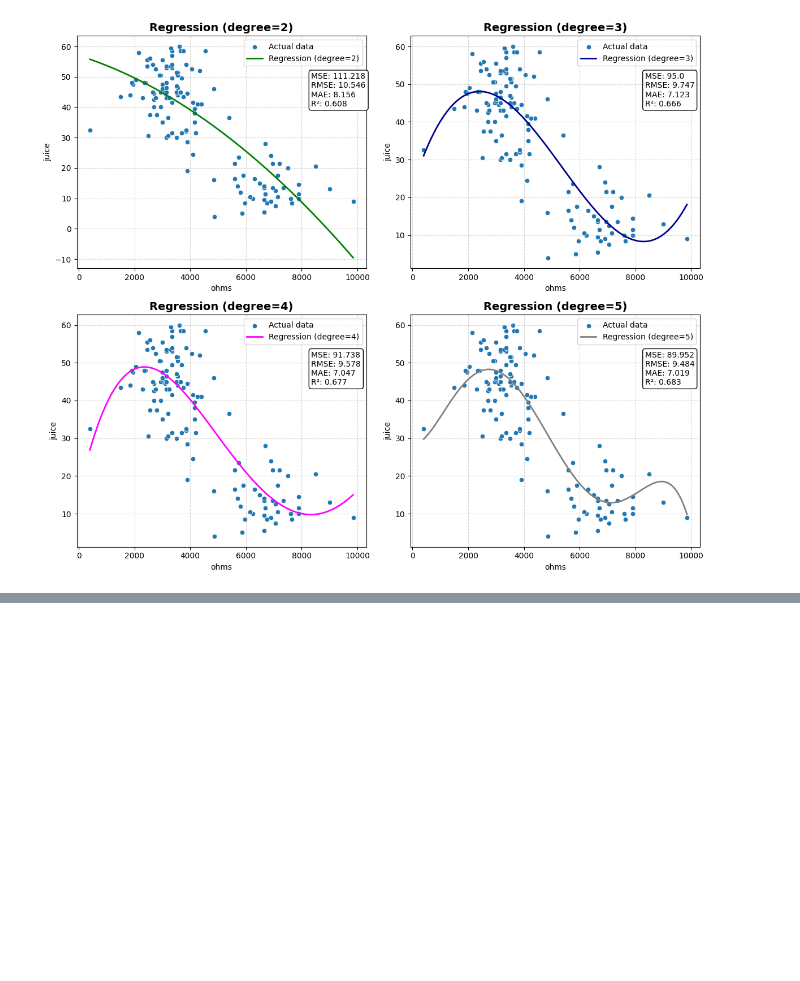
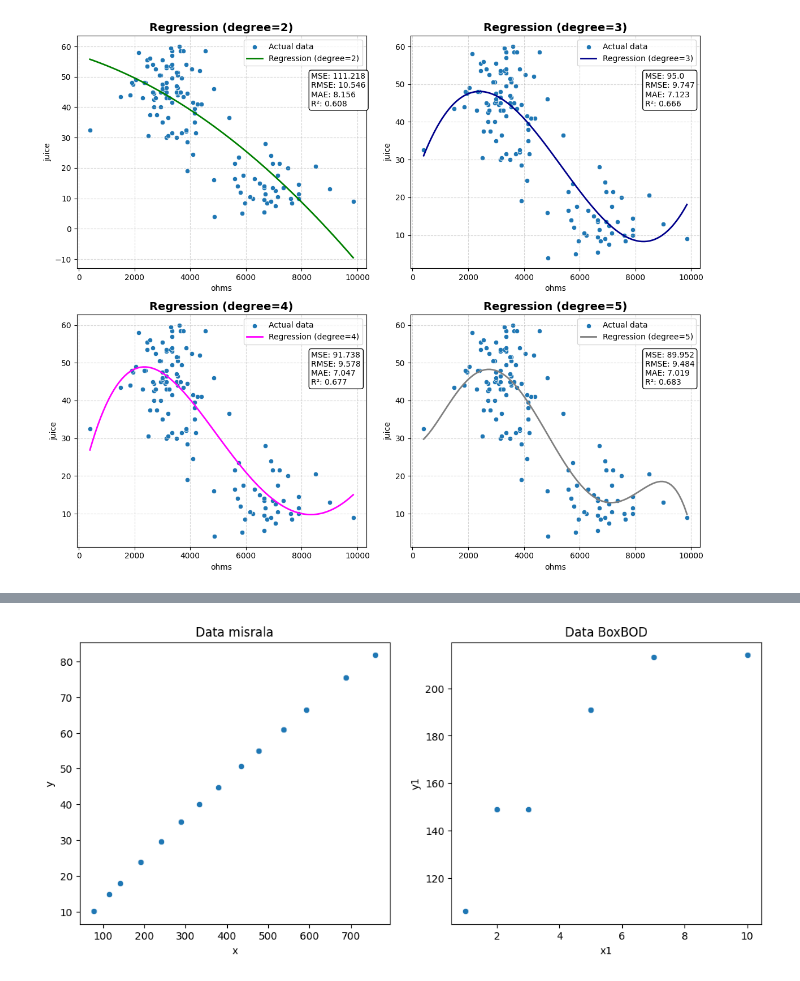
Before and after one commit to ondrejsvorc/UJEP, a Jupyter notebook: PSM/Regression-1/main.ipynb, the cells around one changed output, grey strips where cells are left out. Saved outputs shown, nothing was run; the diff lists cells and outputs as text; code cells hidden in the pictures; blank space fills up the shorter version.

```diff
--- a/PSM/Regression-1/main.ipynb
+++ b/PSM/Regression-1/main.ipynb
@@ -67,17 +67,17 @@ X_train, X_test, y_train, y_test = train_test_split(
     X, y, test_size=0.3, random_state=42
 )
 
-lin_reg = LinearRegression()
-lin_reg.fit(X_train, y_train)
-y_pred = lin_reg.predict(X_test)
+linear_regression = LinearRegression()
+linear_regression.fit(X_train, y_train)
+y_pred = linear_regression.predict(X_test)
 
-mse_lin = mean_squared_error(y_test, y_pred)
-rmse_lin = np.sqrt(mse_lin)
-mae_lin = mean_absolute_error(y_test, y_pred)
-r2_lin = r2_score(y_test, y_pred)
+mse = mean_squared_error(y_test, y_pred)
+rmse = np.sqrt(mse)
+mae = mean_absolute_error(y_test, y_pred)
+r2 = r2_score(y_test, y_pred)
 
 print(
-    f"Linear Regression MSE: {np.round(mse_lin,3)}, RMSE: {np.round(rmse_lin,3)}, MAE: {np.round(mae_lin,3)}, R2: {np.round(r2_lin,3)}"
+    f"Linear Regression MSE: {np.round(mse,3)}, RMSE: {np.round(rmse,3)}, MAE: {np.round(mae,3)}, R2: {np.round(r2,3)}"
 )
 
 plt.figure(figsize=(8, 6))
@@ -97,8 +97,8 @@ model_lin = sm.OLS(y_train, X_train_const).fit()
 summary_lin = model_lin.summary()
 print(summary_lin)
 
-print("Coefficients (Linear Regression):", lin_reg.coef_)
-print("Intercept (Linear Regression):", lin_reg.intercept_)
+print("Coefficients (Linear Regression):", linear_regression.coef_)
+print("Intercept (Linear Regression):", linear_regression.intercept_)
 # %% [output]
 Linear Regression MSE: 1035.8, RMSE: 32.184, MAE: 26.869, R2: 0.904
 [figure]
@@ -230,0 +560,65 @@ plot_models(x_axis=fruitohms["ohms"], y_axis=fruitohms["juice"])
+# %%
+import sys
+import pandas as pd
+import numpy as np
+import matplotlib.pyplot as plt
+import seaborn as sns
+from scipy.optimize import curve_fit
+
+def load_misrala():
+    path = "datasets/misrala.txt" if "google.colab" not in sys.modules else "/content/drive/MyDrive/2024_2025/PSM_2024_2025/Regression_1/Datasets/misrala.txt"
+    return pd.read_csv(path, delimiter=" ")
+
+def load_boxbod():
+    path = "datasets/BoxBOD.txt" if "google.colab" not in sys.modules else "/content/drive/MyDrive/2024_2025/PSM_2024_2025/Regression_1/Datasets/BoxBOD.txt"
+    return pd.read_csv(path, delimiter=" ")
+
+def nonlinear_model(x, a, b):
+    return a * (1 - np.exp(-b * x))
+
+def fit_nonlinear_regression(x, y):
+    initial_guess = [np.max(y), 0.001]
+    optimized_parameters, _ = curve_fit(nonlinear_model, x, y, p0=initial_guess)
+    return optimized_parameters
+
+def plot_nonlinear_regression(x, y, popt, filename = "3_nonlinear_model.png") -> None:
+    x_grid = np.linspace(x.min(), x.max(), 100)
+    y_fit = nonlinear_model(x_grid, *popt)
+    plt.figure(figsize=(8, 6))
+    plt.scatter(x, y, label="Data", color="blue", alpha=0.7)
+    plt.plot(x_grid, y_fit, label=f"Model: a={popt[0]:.3f}, b={popt[1]:.3f}", color="red", lw=2)
+    plt.xlabel("x")
+    plt.ylabel("y")
+    plt.title("Non-linear regression model")
+    plt.legend()
+    plt.tight_layout()
+    plt.savefig(filename)
+    plt.show()
+
+misrala = load_misrala()
+boxbod = load_boxbod()
+
+plt.figure(figsize=(12, 5))
+plt.subplot(1, 2, 1)
+sns.scatterplot(x=misrala.iloc[:, 0], y=misrala.iloc[:, 1])
+plt.xlabel("x")
+plt.ylabel("y")
+plt.title("Data misrala")
+plt.subplot(1, 2, 2)
+sns.scatterplot(x=boxbod.iloc[:, 0], y=boxbod.iloc[:, 1])
+plt.xlabel("x1")
+plt.ylabel("y1")
+plt.title("Data BoxBOD")
+
+x_misrala = misrala.iloc[:, 0].values
+y_misrala = misrala.iloc[:, 1].values
+optimized_parameters_misrala = fit_nonlinear_regression(x_misrala, y_misrala)
+print("Optimized parameters misrala [a, b]:", optimized_parameters_misrala)
+plot_nonlinear_regression(x_misrala, y_misrala, optimized_parameters_misrala, filename="3_misrala.png")
+
+x_boxbod = boxbod.iloc[:, 0].values
+y_boxbod = boxbod.iloc[:, 1].values
+optimized_parameters_boxbod = fit_nonlinear_regression(x_boxbod, y_boxbod)
+print("Optimized parameters BoxBOD [a, b]:", optimized_parameters_boxbod)
+plot_nonlinear_regression(x_boxbod, y_boxbod, optimized_parameters_boxbod, filename="3_boxbod.png")
+# %% [output]
@@ -230,0 +626 @@ plot_models(x_axis=fruitohms["ohms"], y_axis=fruitohms["juice"])
+[figure, added]
```
Also changed, not shown: parts of 4 cells of this notebook, 8 other files.
